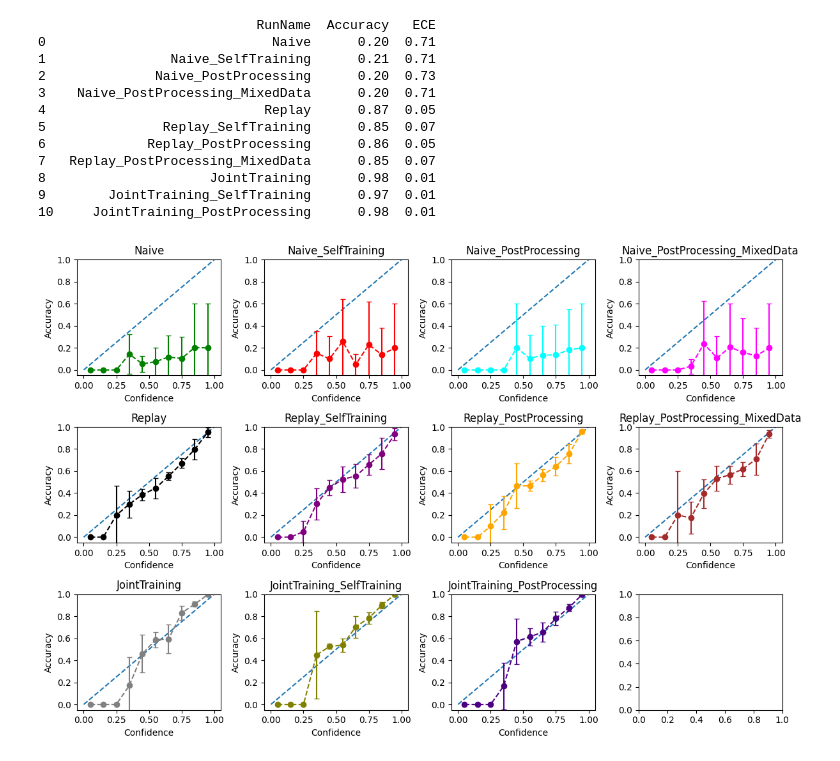
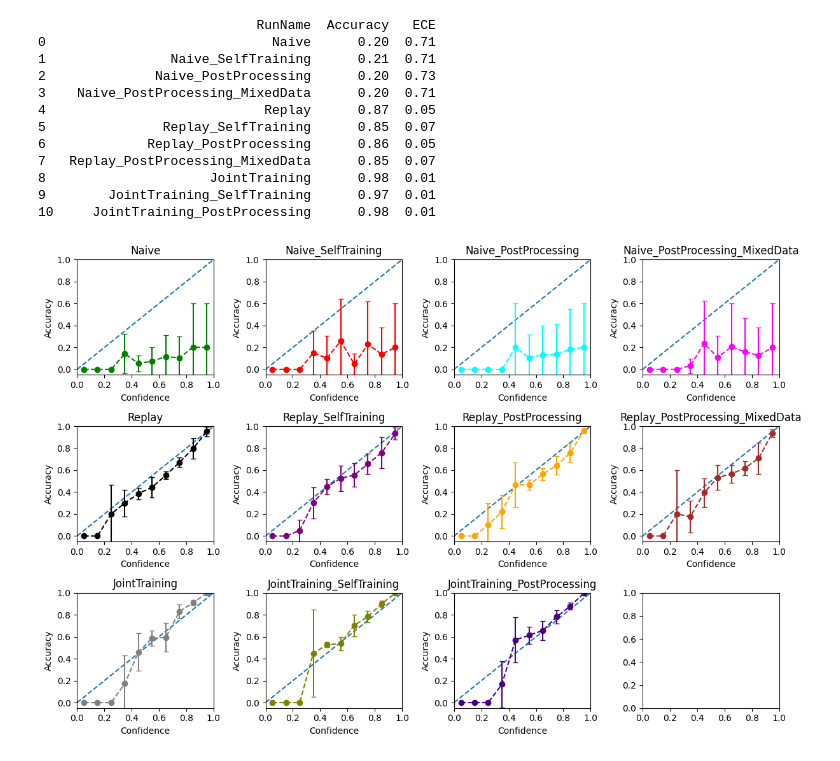
Before and after one commit to lilanpei/Continual-Calibration, a Jupyter notebook: SplitMNIST_metrics_plots.ipynb, the cells around one changed output. Drawn from its saved outputs; the diff is of its cells as text; code cells hidden in the pictures.

Commit message:
Update the scripts and plotting

```diff
--- a/SplitMNIST_metrics_plots.ipynb
+++ b/SplitMNIST_metrics_plots.ipynb
@@ -198,23 +198,24 @@ print(dt)
 # %%
 # HISTOGRAM : avg/std across all experiences at the end of training
 
 fig, axs = plt.subplots(3, 4, figsize=(12, 8))
 axs = axs.flatten()
 for i, (name, vals) in enumerate(ece_hist_vals):
     m = [e[0] for e in vals]
     s = [e[1] for e in vals]
     l = [max(e[0] - e[1], 0) for e in vals] # cap lower-bound at zero
     u = [e[0] + e[1] for e in vals]
     axs[i].plot([0, 1], [0, 1], '--', label='ideal')
     # axs[i].plot(bins, m, color=valid_colors[i])
     # axs[i].fill_between(bins, l, u, alpha=0.3, linestyle='--', color=valid_colors[i])
     axs[i].errorbar(bins, m, yerr=s, marker="o", linestyle="--", capsize=3, capthick=1, color=valid_colors[i])
     axs[i].set_ylim(-0.05, 1)
+    axs[i].set_xlim(0, 1)
     axs[i].set_ylabel("Accuracy")
     axs[i].set_xlabel("Confidence")
     # axs[i].legend(loc='upper left', fontsize='small')
     axs[i].set_title(run2label[name])
 plt.tight_layout()
 plt.show()
 # %% [output]
-[figure, old version]
+[figure, new version]
```
Also changed, not shown: 2 other files.
